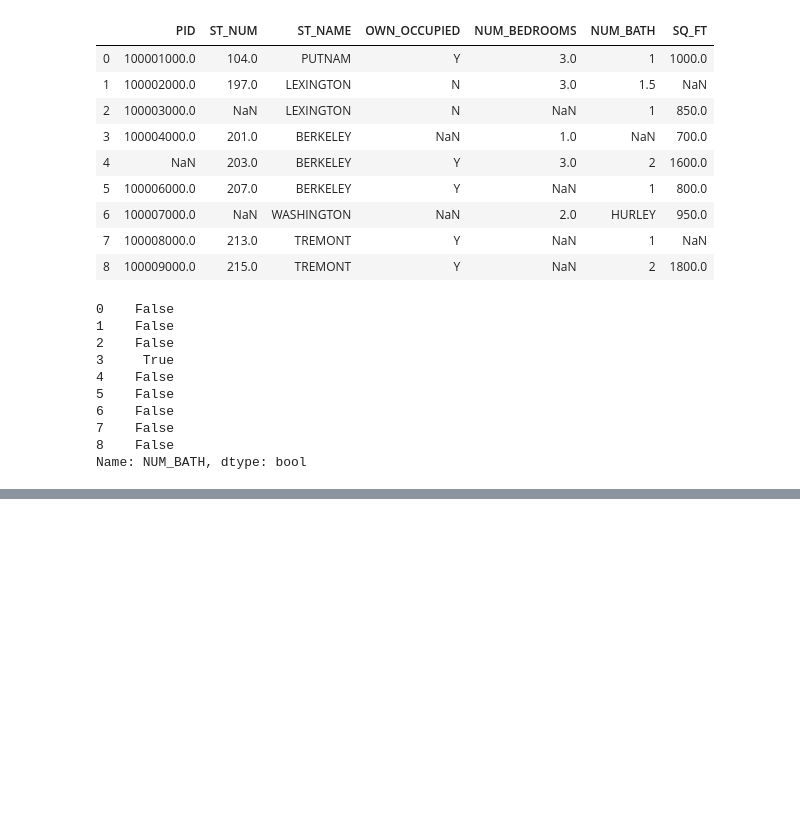
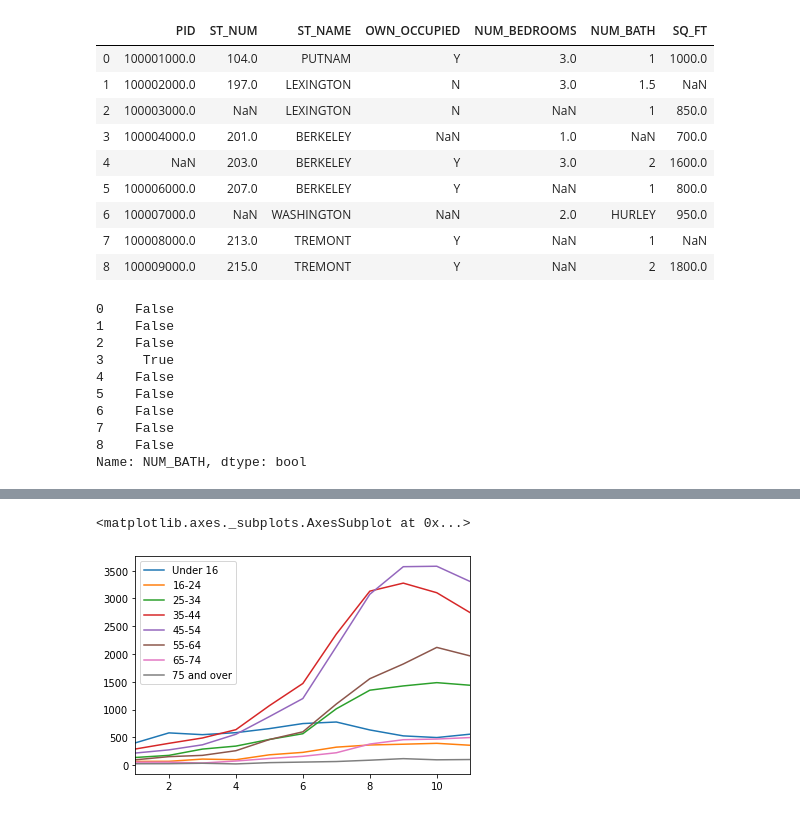
Before and after one commit to pHeesari/H8_050, a Jupyter notebook: Intro_to_Python.ipynb, the cells around one changed output, grey strips where cells are left out. Drawn from its saved outputs; the diff is of its cells as text; code cells hidden in the pictures; blank space fills up the shorter version.

```diff
--- a/Intro_to_Python.ipynb
+++ b/Intro_to_Python.ipynb
@@ -754,0 +769,5 @@ tess.head(10)
+# %%
+apasik=pd.read_excel('./obes.xls',
+                    sheet_name='7.2',
+                    skiprows=4,
+                    skipfooter=14)
@@ -754,0 +790,4 @@ tess.head(10)
+# %%
+apasik.rename(columns={'Unnamed 0':'Year'},inplace=True)
+# %%
+apasik.dropna(inplace=True)
@@ -754,0 +809,8 @@ tess.head(10)
+# %%
+apasik_tanpa_total=apasik.drop('Total',axis=1)
+# %%
+%matplotlib inline
+apasik_tanpa_total.plot()
+# %% [output]
+<matplotlib.axes._subplots.AxesSubplot at 0x...>
+[figure, added]
```
Also changed, not shown: parts of 18 cells of this notebook.
